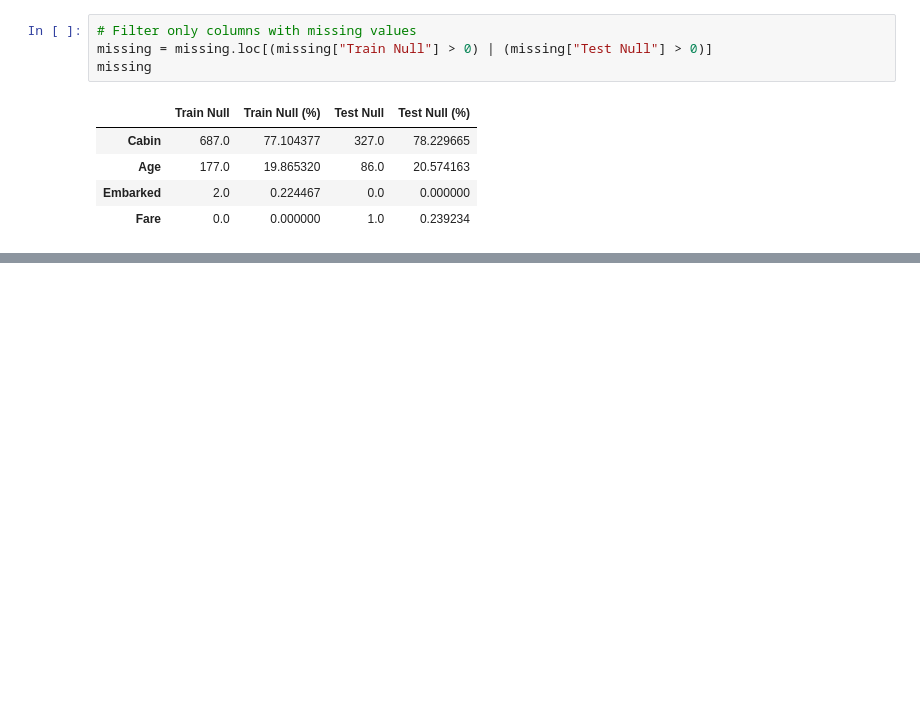
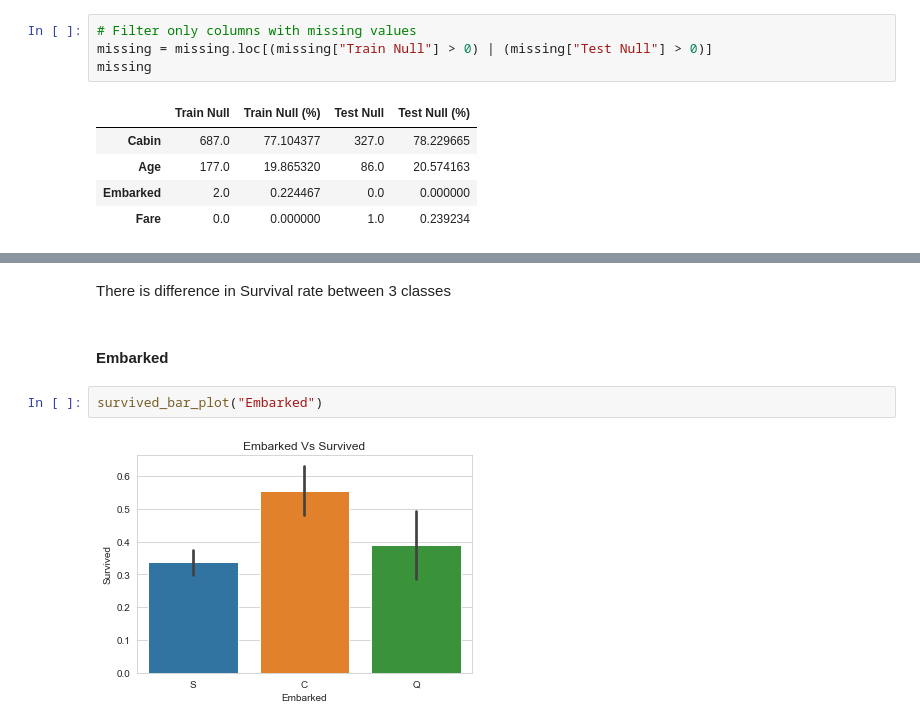
Before and after one commit to KarlsonAV/Titanic_Survival_Prediction, a Jupyter notebook: TitanicSurvivalModel.ipynb, the cells around one changed output, grey strips where cells are left out. Saved outputs shown, nothing was run; the diff lists cells and outputs as text; blank space fills up the shorter version.

```diff
--- a/TitanicSurvivalModel.ipynb
+++ b/TitanicSurvivalModel.ipynb
@@ -192,0 +160,8 @@ df_test = pd.get_dummies(df_test, prefix=onehot_var, columns=onehot_var)
+# %% [markdown]
+There is difference in Survival rate between 3 classes
+# %% [markdown]
+#### Embarked
+# %%
+survived_bar_plot("Embarked")
+# %% [output]
+[figure, added]
```
Also changed, not shown: parts of 177 cells of this notebook, 1 other file.
